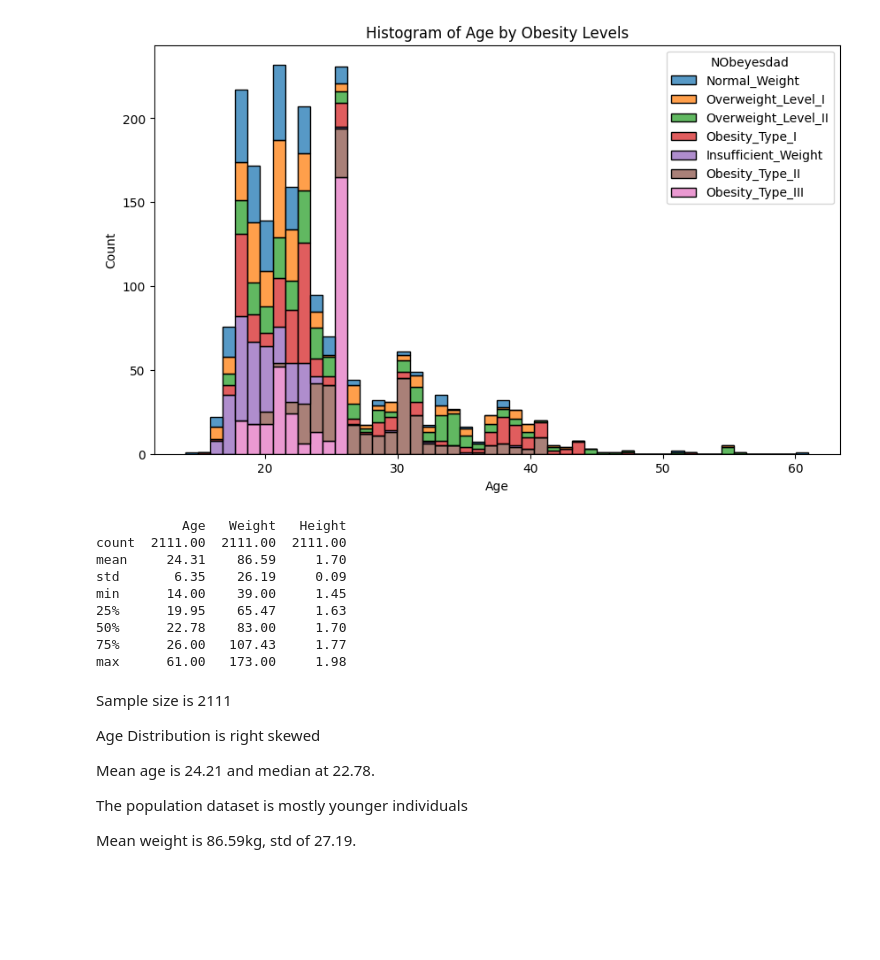
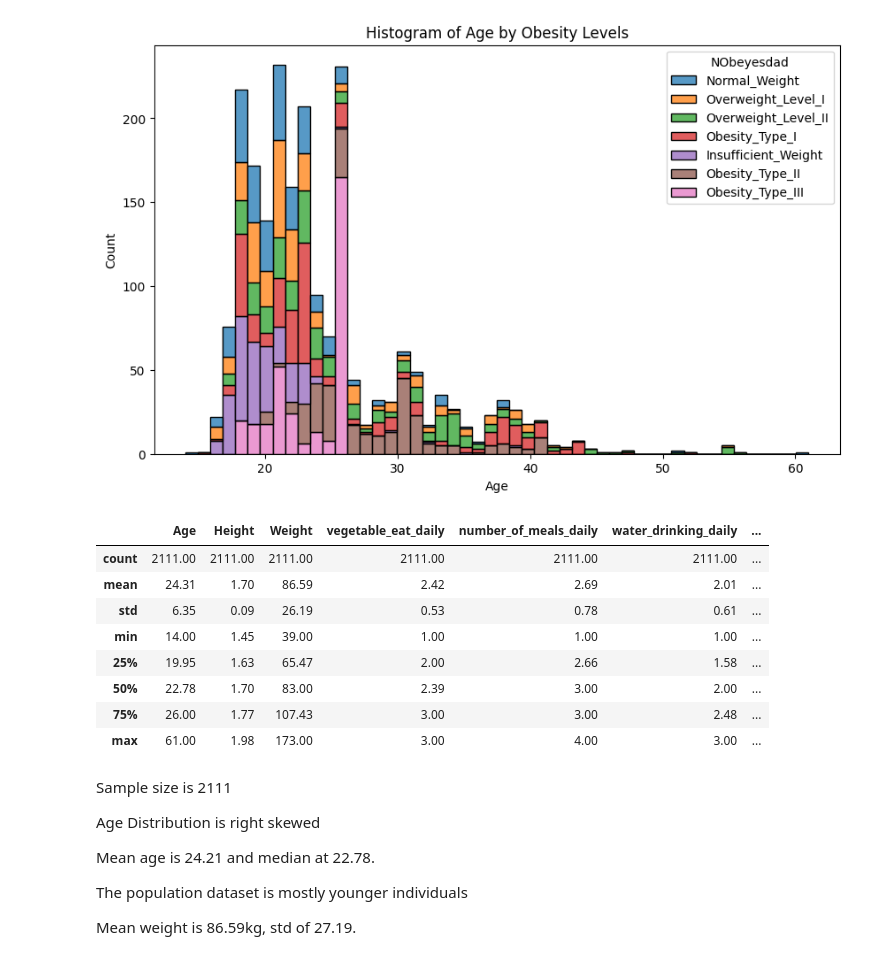
Before and after one commit to mojodean/aai-500-project-obesity-levels, a Jupyter notebook: obesity-levels.ipynb, the cells around one changed output. Drawn from its saved outputs; the diff is of its cells as text; code cells hidden in the pictures; blank space fills up the shorter version.

```diff
--- a/obesity-levels.ipynb
+++ b/obesity-levels.ipynb
@@ -36,18 +47,18 @@ plt.show()
 # %% [output]
 [figure]
 # %%
-# Summarize mean age and standard deviation
-print(obesity[['Age', 'Weight', 'Height']].describe().round(2))
+
+obesity.describe().round(2)
 # %% [output]
-           Age   Weight   Height
-count  2111.00  2111.00  2111.00
-mean     24.31    86.59     1.70
-std       6.35    26.19     0.09
-min      14.00    39.00     1.45
-25%      19.95    65.47     1.63
-50%      22.78    83.00     1.70
-75%      26.00   107.43     1.77
-max      61.00   173.00     1.98
+|  | Age | Height | Weight | vegetable_eat_daily | number_of_meals_daily | water_drinking_daily | ... |
+| count | 2111.00 | 2111.00 | 2111.00 | 2111.00 | 2111.00 | 2111.00 | ... |
+| mean | 24.31 | 1.70 | 86.59 | 2.42 | 2.69 | 2.01 | ... |
+| std | 6.35 | 0.09 | 26.19 | 0.53 | 0.78 | 0.61 | ... |
+| min | 14.00 | 1.45 | 39.00 | 1.00 | 1.00 | 1.00 | ... |
+| 25% | 19.95 | 1.63 | 65.47 | 2.00 | 2.66 | 1.58 | ... |
+| 50% | 22.78 | 1.70 | 83.00 | 2.39 | 3.00 | 2.00 | ... |
+| 75% | 26.00 | 1.77 | 107.43 | 3.00 | 3.00 | 2.48 | ... |
+| max | 61.00 | 1.98 | 173.00 | 3.00 | 4.00 | 3.00 | ... |
 # %% [markdown]
 Sample size is 2111
 
```
Also changed, not shown: parts of 4 cells of this notebook.
